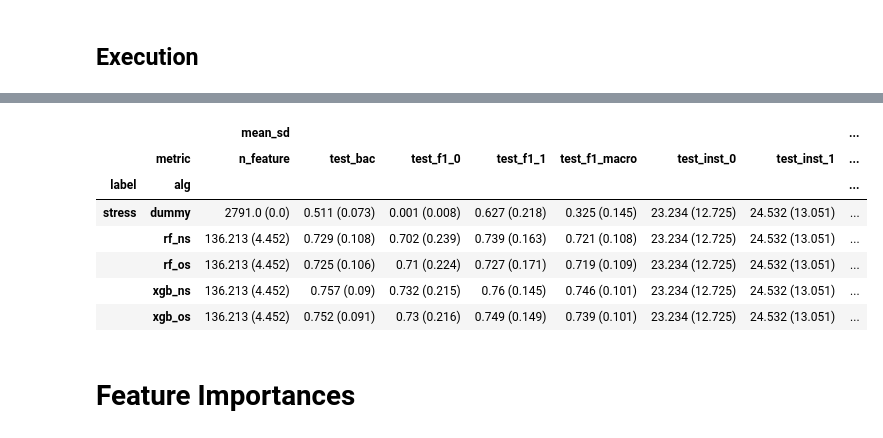
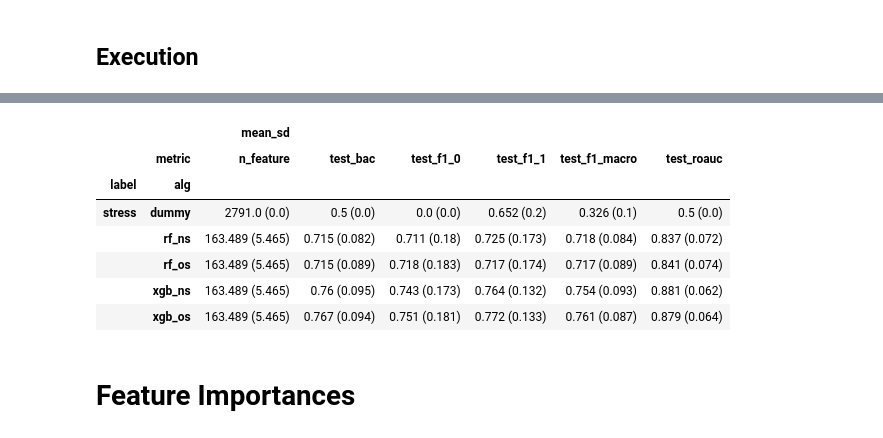
Before and after one commit to SteinPanyu/IndependentReproducibility, a Jupyter notebook: ModelTraining & Evaluation.ipynb, the cells around one changed output, grey strips where cells are left out. Saved outputs shown, nothing was run; the diff lists cells and outputs as text; code cells hidden in the pictures.

```diff
--- a/ModelTraining & Evaluation.ipynb
+++ b/ModelTraining & Evaluation.ipynb
@@ -410,15 +410,15 @@ with on_ray():
         X, y, groups, t, datetimes = load(p)
         #The following code is for excluding 1st day
         ###########################################
-        filtered_df = pd.read_csv(os.path.join(PATH_INTERMEDIATE,'exclude_1st_day.csv'),index_col=0)
-        X_filtered = X[X.index.isin(filtered_df.index)]
-        y_series = pd.Series(y, index=X.index)
-        y_filtered = y_series[y_series.index.isin(filtered_df.index)]
-        y_filtered = y_filtered.values
-        groups_series = pd.Series(groups, index=X.index)
-        groups_filtered = groups_series[groups_series.index.isin(filtered_df.index)]
-        groups_filtered = groups_filtered.values
-        X,y, groups=X_filtered,y_filtered, groups_filtered
+#         filtered_df = pd.read_csv(os.path.join(PATH_INTERMEDIATE,'exclude_1st_day.csv'),index_col=0)
+#         X_filtered = X[X.index.isin(filtered_df.index)]
+#         y_series = pd.Series(y, index=X.index)
+#         y_filtered = y_series[y_series.index.isin(filtered_df.index)]
+#         y_filtered = y_filtered.values
+#         groups_series = pd.Series(groups, index=X.index)
+#         groups_filtered = groups_series[groups_series.index.isin(filtered_df.index)]
+#         groups_filtered = groups_filtered.values
+#         X,y, groups=X_filtered,y_filtered, groups_filtered
 
 
         ###########################################
@@ -691,23 +743,26 @@ SUMMARY_EVAL.head()
 # %%
+# SUB_SUMMARY_EVAL = SUMMARY_EVAL[SUMMARY_EVAL['alg']=='xgb_os'].loc[
 SUB_SUMMARY_EVAL = SUMMARY_EVAL.loc[
     lambda x: x['metric'].isin(
-        ['n_feature', 'train_class_ratio', 'train_inst_0', 'train_inst_1', 'test_inst_0', 'test_inst_1', 'test_bac', 'test_f1_0' ,'test_f1_1', 'test_f1_macro', 'train_f1_0' ,'train_f1_1', 'train_f1_macro',]
+#        ['n_feature', 'train_class_ratio', 'train_inst_0', 'train_inst_1', 'test_inst_0', 'test_inst_1', 'test_bac', 'test_f1_0' ,'test_f1_1', 'test_f1_macro', 'train_f1_0' ,'train_f1_1', 'train_f1_macro','test_roauc']
+        ['n_feature', 'test_bac', 'test_f1_0' ,'test_f1_1', 'test_f1_macro','test_roauc']
     )
 ].round(3).assign(
     mean_sd=lambda x: x['mean'].astype(str).str.cat(' (' + x['SD'].astype(str) + ')', sep='')
 ).pivot(
+#    index=['label', 'alg', 'cluster'], columns=['metric'], values=['mean_sd']
     index=['label', 'alg'], columns=['metric'], values=['mean_sd']
 )
 SUB_SUMMARY_EVAL
 # %% [output]
-|  |  | mean_sd |  |  |  |  |  |  | ... |
-|  | metric | n_feature | test_bac | test_f1_0 | test_f1_1 | test_f1_macro | test_inst_0 | test_inst_1 | ... |
-| label | alg |  |  |  |  |  |  |  | ... |
-| stress | dummy | 2791.0 (0.0) | 0.511 (0.073) | 0.001 (0.008) | 0.627 (0.218) | 0.325 (0.145) | 23.234 (12.725) | 24.532 (13.051) | ... |
-|  | rf_ns | 136.213 (4.452) | 0.729 (0.108) | 0.702 (0.239) | 0.739 (0.163) | 0.721 (0.108) | 23.234 (12.725) | 24.532 (13.051) | ... |
-|  | rf_os | 136.213 (4.452) | 0.725 (0.106) | 0.71 (0.224) | 0.727 (0.171) | 0.719 (0.109) | 23.234 (12.725) | 24.532 (13.051) | ... |
-|  | xgb_ns | 136.213 (4.452) | 0.757 (0.09) | 0.732 (0.215) | 0.76 (0.145) | 0.746 (0.101) | 23.234 (12.725) | 24.532 (13.051) | ... |
-|  | xgb_os | 136.213 (4.452) | 0.752 (0.091) | 0.73 (0.216) | 0.749 (0.149) | 0.739 (0.101) | 23.234 (12.725) | 24.532 (13.051) | ... |
+|  |  | mean_sd |  |  |  |  |  |
+|  | metric | n_feature | test_bac | test_f1_0 | test_f1_1 | test_f1_macro | test_roauc |
+| label | alg |  |  |  |  |  |  |
+| stress | dummy | 2791.0 (0.0) | 0.5 (0.0) | 0.0 (0.0) | 0.652 (0.2) | 0.326 (0.1) | 0.5 (0.0) |
+|  | rf_ns | 163.489 (5.465) | 0.715 (0.082) | 0.711 (0.18) | 0.725 (0.173) | 0.718 (0.084) | 0.837 (0.072) |
+|  | rf_os | 163.489 (5.465) | 0.715 (0.089) | 0.718 (0.183) | 0.717 (0.174) | 0.717 (0.089) | 0.841 (0.074) |
+|  | xgb_ns | 163.489 (5.465) | 0.76 (0.095) | 0.743 (0.173) | 0.764 (0.132) | 0.754 (0.093) | 0.881 (0.062) |
+|  | xgb_os | 163.489 (5.465) | 0.767 (0.094) | 0.751 (0.181) | 0.772 (0.133) | 0.761 (0.087) | 0.879 (0.064) |
 # %% [markdown]
 # Feature Importances
 # %% [markdown]
```
Also changed, not shown: parts of 8 cells of this notebook, 2 other files.
